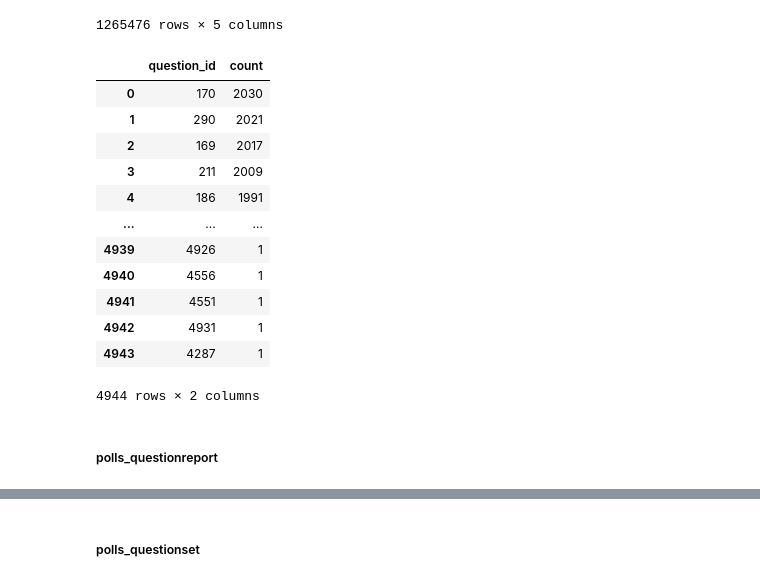
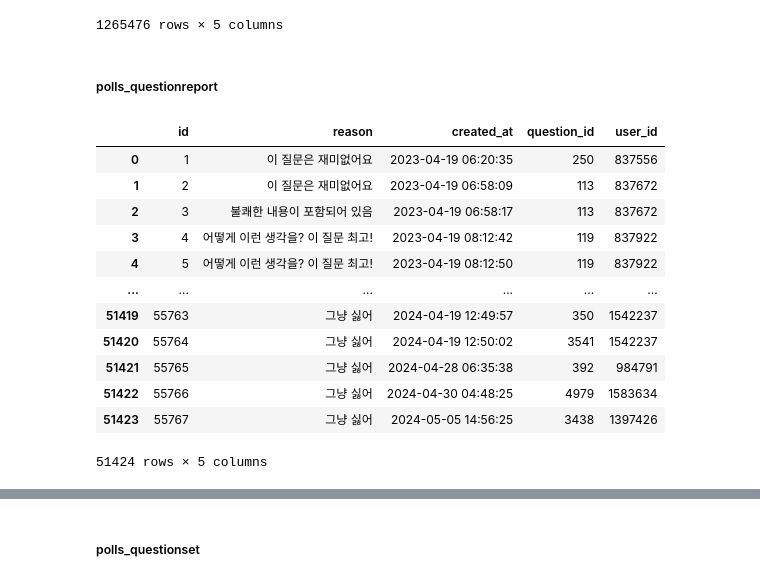
Before and after one commit to goodnews724/sprint_final_project, a Jupyter notebook: notebooks/jaemun.ipynb, the cells around one changed output, grey strips where cells are left out. Drawn from its saved outputs; the diff is of its cells as text; code cells hidden in the pictures.

```diff
--- a/notebooks/jaemun.ipynb
+++ b/notebooks/jaemun.ipynb
@@ -202,19 +214,3 @@ polls_questionpiece
 | 1265474 | 208385229 | 0 | 2024-05-07 11:32:30 | 3115 | 0 |
 | 1265475 | 208385230 | 0 | 2024-05-07 11:32:30 | 1461 | 0 |
 1265476 rows × 5 columns
-# %%
-polls_questionpiece.groupby(['question_id'])[['id']].count().sort_values(by='id',ascending=False).reset_index().rename(columns={'id' : 'count'})
-# %% [output]
-|  | question_id | count |
-| 0 | 170 | 2030 |
-| 1 | 290 | 2021 |
-| 2 | 169 | 2017 |
-| 3 | 211 | 2009 |
-| 4 | 186 | 1991 |
-| ... | ... | ... |
-| 4939 | 4926 | 1 |
-| 4940 | 4556 | 1 |
-| 4941 | 4551 | 1 |
-| 4942 | 4931 | 1 |
-| 4943 | 4287 | 1 |
-4944 rows × 2 columns
@@ -222,3 +220,19 @@ polls_questionpiece.groupby(['question_id'])[['id']].count().sort_values(by='id'
 ##### polls_questionreport
 # %%
 polls_questionreport = pd.read_parquet('gs://sprintda05_final_project/votes/polls_questionreport.parquet', engine='pyarrow')
+# %%
+polls_questionreport
+# %% [output]
+|  | id | reason | created_at | question_id | user_id |
+| 0 | 1 | 이 질문은 재미없어요 | 2023-04-19 06:20:35 | 250 | 837556 |
+| 1 | 2 | 이 질문은 재미없어요 | 2023-04-19 06:58:09 | 113 | 837672 |
+| 2 | 3 | 불쾌한 내용이 포함되어 있음 | 2023-04-19 06:58:17 | 113 | 837672 |
+| 3 | 4 | 어떻게 이런 생각을? 이 질문 최고! | 2023-04-19 08:12:42 | 119 | 837922 |
+| 4 | 5 | 어떻게 이런 생각을? 이 질문 최고! | 2023-04-19 08:12:50 | 119 | 837922 |
+| ... | ... | ... | ... | ... | ... |
+| 51419 | 55763 | 그냥 싫어 | 2024-04-19 12:49:57 | 350 | 1542237 |
+| 51420 | 55764 | 그냥 싫어 | 2024-04-19 12:50:02 | 3541 | 1542237 |
+| 51421 | 55765 | 그냥 싫어 | 2024-04-28 06:35:38 | 392 | 984791 |
+| 51422 | 55766 | 그냥 싫어 | 2024-04-30 04:48:25 | 4979 | 1583634 |
+| 51423 | 55767 | 그냥 싫어 | 2024-05-05 14:56:25 | 3438 | 1397426 |
+51424 rows × 5 columns
```
Also changed, not shown: parts of 9 cells of this notebook.
